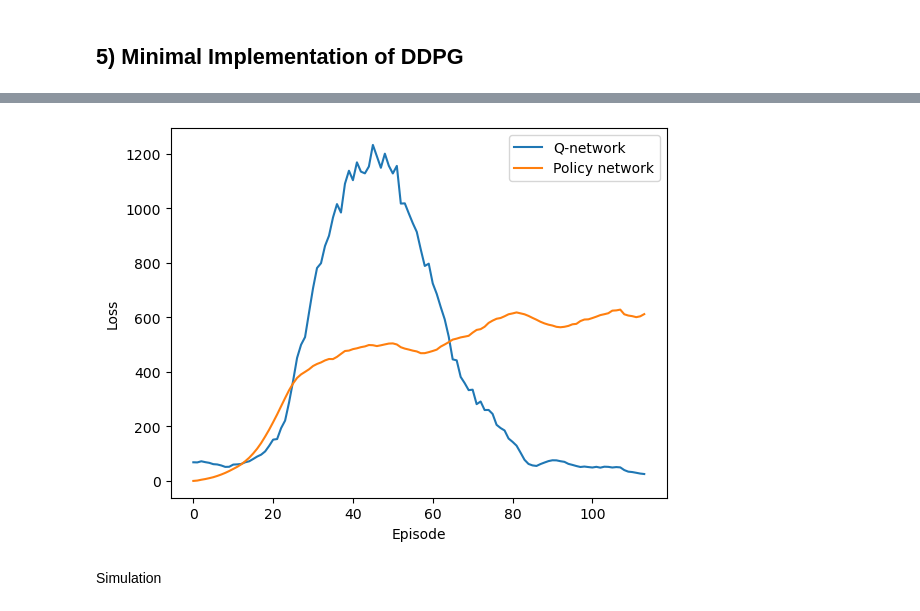
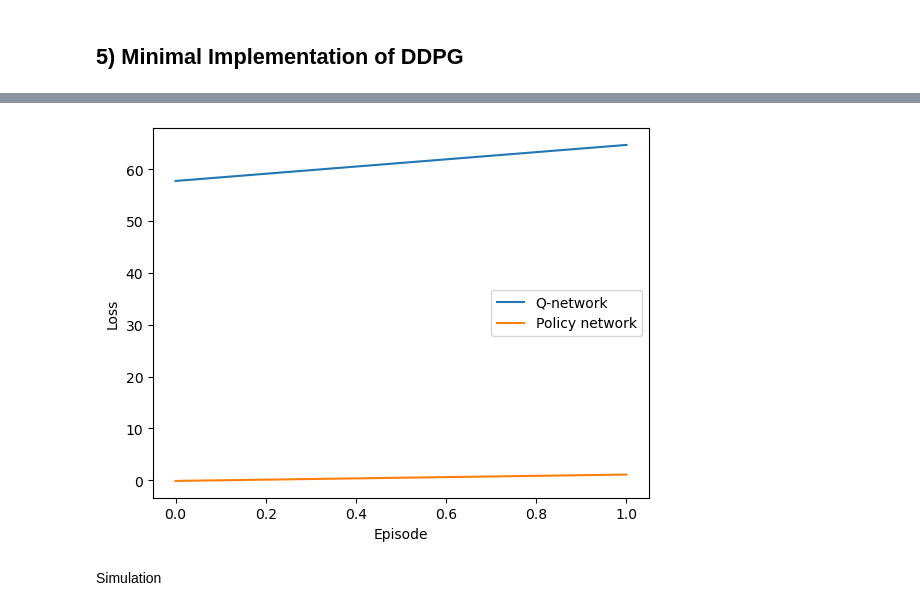
Before and after one commit to francpp/Deep_Deterministic_Policy_Gradient, a Jupyter notebook: DDPG.ipynb, the cells around one changed output, grey strips where cells are left out. Saved outputs shown, nothing was run; the diff lists cells and outputs as text; code cells hidden in the pictures.

Commit message:
Add model Loader

```diff
--- a/DDPG.ipynb
+++ b/DDPG.ipynb
@@ -354,28 +352,31 @@ criterion_Q = torch.nn.MSELoss()
 criterion_policy = torch.nn.L1Loss()
 num_epochs = 2 # metti 1000
 
-history_Q = []
-history_policy = []
-
 state = env.reset()
 state = state[0]
 
-for epoch in range(num_epochs):
+net_dir = 'Models/DDPG_network'
+if not os.path.exists(net_dir):
+    os.makedirs(net_dir)
 
-    # action = ddpg_agent.compute_action(state, deterministic = False)
-    # (next_state, reward, term, trunc, info) = env.step(action)
-    # Buffer.store_transition((state, action, reward, next_state, trunc))
-    # state = next_state
+try:
+    model.load_state_dict(torch.load(net_dir+'/model.pt', map_location=torch.device('cpu')))
+    print('Loading network')
+except:
+    history_Q = []
+    history_policy = []
 
-    # if term or trunc:
-    #     observation, info = env.reset()
-    #     # Save reward of episode
+    for epoch in range(num_epochs):
 
-    loss_Q = train_epoch(ddpg_agent.Q_network, ddpg_agent, optimizer_Q, criterion_Q, gamma, Buffer, epoch, device)
-    loss_policy = train_epoch_policy(ddpg_agent.policy_network, ddpg_agent.Q_network, ddpg_agent, optimizer_policy, criterion_policy, gamma, Buffer, epoch, device)
+        loss_Q = train_epoch(ddpg_agent.Q_network, ddpg_agent, optimizer_Q, criterion_Q, gamma, Buffer, epoch, device)
+        loss_policy = train_epoch_policy(ddpg_agent.policy_network, ddpg_agent.Q_network, ddpg_agent, optimizer_policy, criterion_policy, gamma, Buffer, epoch, device)
+        if epoch%10 == 0:
+            print(f'Epoch: {epoch}, loss Q: {loss_Q:.3f}, loss pol: {loss_policy:.3f}')
+        history_Q.append(loss_Q)
+        history_policy.append(loss_policy)
 
-    if epoch%10 == 0:
-        print(f'Epoch: {epoch}, loss Q: {loss_Q:.3f}, loss pol: {loss_policy:.3f}')
-    history_Q.append(loss_Q)
-    history_policy.append(loss_policy)
+    torch.save(model.state_dict(), net_dir+'/model.pt')
+    np.save(net_dir+'/history_Q.npy', history_Q)
+    np.save(net_dir+'/history_policy.npy', history_policy)
+    model.load_state_dict(torch.load(net_dir+'/model.pt', map_location=torch.device('cpu')))
 # %% [output]
@@ -383,13 +384,15 @@ Epoch: 0, loss Q: 54.881, loss pol: 0.267
 # %%
+history_Q = np.load(net_dir+'/history_Q.npy')
+history_policy = np.load(net_dir+'/history_policy.npy')
 plt.figure()
 plt.plot(history_Q)
 plt.plot(history_policy)
 plt.xlabel('Episode')
 plt.ylabel('Loss')
 plt.legend(['Q-network','Policy network'])
 plt.savefig(f'Plots/DDPG_training_{len(history_Q)}.png')
 # %% [output]
-[figure, old version]
+[figure, new version]
 # %% [markdown]
 Simulation
 # %%
```
Also changed, not shown: parts of 12 cells of this notebook.
